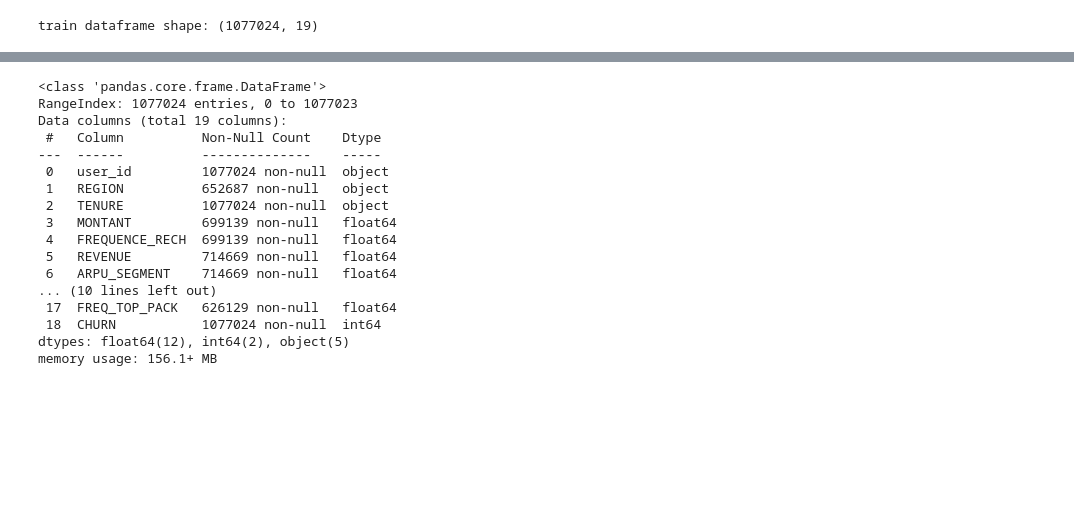
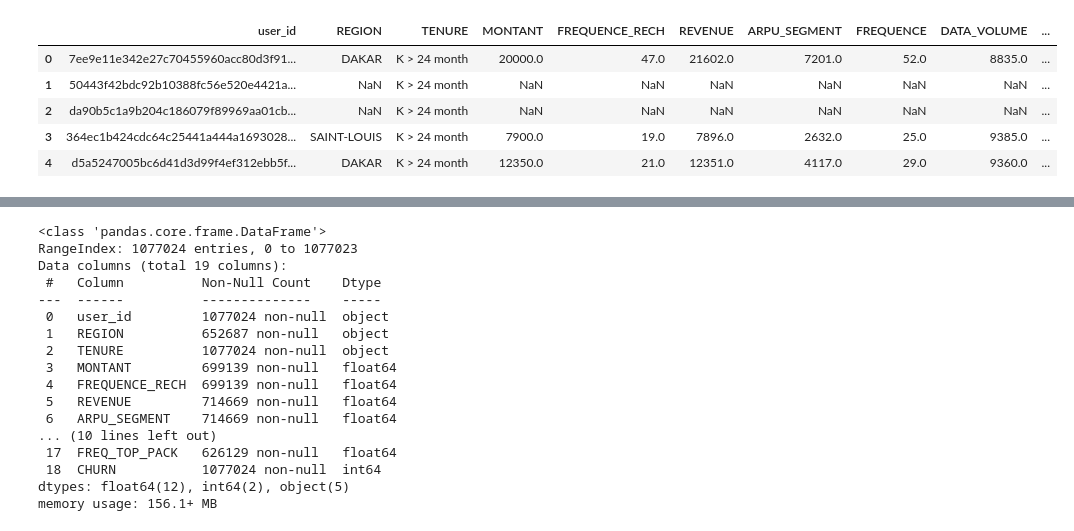
Before and after one commit to elvis-darko/Team_Zurich_Capstone_Project, a Jupyter notebook: Assets/dev/customer_churn_predict_TeamZurich.ipynb, the cells around one changed output, grey strips where cells are left out. Drawn from its saved outputs; the diff is of its cells as text; code cells hidden in the pictures; blank space fills up the shorter version.

```diff
--- a/Assets/dev/customer_churn_predict_TeamZurich.ipynb
+++ b/Assets/dev/customer_churn_predict_TeamZurich.ipynb
@@ -81,5 +0,0 @@ test = pd.read_csv("C:\\Users\\elvis_d\DATA_ANALYTICS\\DATA_ANALYTICS_TRAINING\\
-# %%
-# check samples of train data
-
-pd.options.display.max_columns = None
-train.sample(5, random_state=1)
@@ -93,6 +0,0 @@ train.sample(5, random_state=1)
-# %%
-# Check shape of train data
-
-print(f"train dataframe shape: {train.shape}")
-# %% [output]
-train dataframe shape: (1077024, 19)
@@ -98,0 +26,14 @@ train dataframe shape: (1077024, 19)
+# %%
+#import data
+train = pd.read_csv("D:\Projects\dataset capstone\Train.csv")
+test=  pd.read_csv("D:\Projects\dataset capstone\Test.csv")
+submission = pd.read_csv("D:\Projects\dataset capstone\SampleSubmission.csv")
+# %%
+train.head()
+# %% [output]
+|  | user_id | REGION | TENURE | MONTANT | FREQUENCE_RECH | REVENUE | ARPU_SEGMENT | FREQUENCE | DATA_VOLUME | ... |
+| 0 | 7ee9e11e342e27c70455960acc80d3f91... | DAKAR | K > 24 month | 20000.0 | 47.0 | 21602.0 | 7201.0 | 52.0 | 8835.0 | ... |
+| 1 | 50443f42bdc92b10388fc56e520e4421a... | NaN | K > 24 month | NaN | NaN | NaN | NaN | NaN | NaN | ... |
+| 2 | da90b5c1a9b204c186079f89969aa01cb... | NaN | K > 24 month | NaN | NaN | NaN | NaN | NaN | NaN | ... |
+| 3 | 364ec1b424cdc64c25441a444a1693028... | SAINT-LOUIS | K > 24 month | 7900.0 | 19.0 | 7896.0 | 2632.0 | 25.0 | 9385.0 | ... |
+| 4 | d5a5247005bc6d41d3d99f4ef312ebb5f... | DAKAR | K > 24 month | 12350.0 | 21.0 | 12351.0 | 4117.0 | 29.0 | 9360.0 | ... |
```
Also changed, not shown: parts of 32 cells of this notebook.
